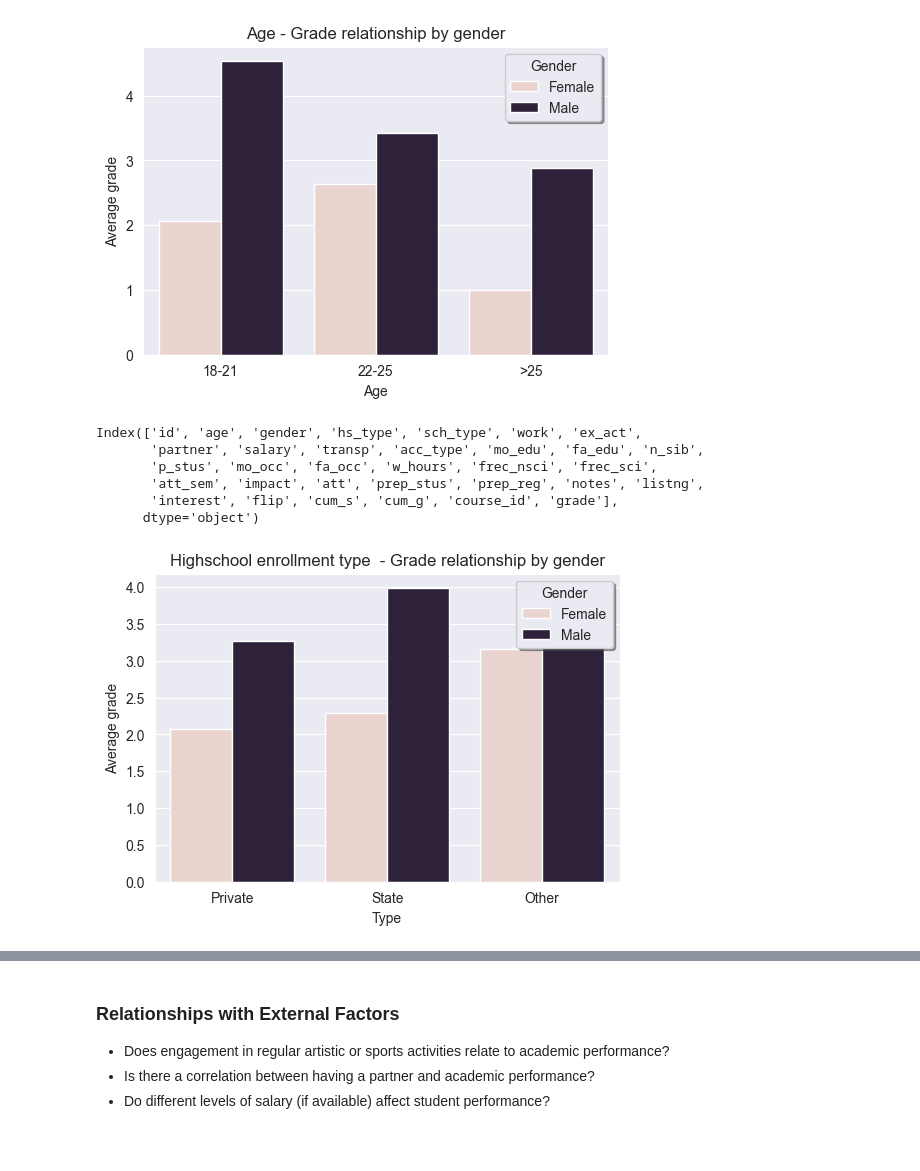
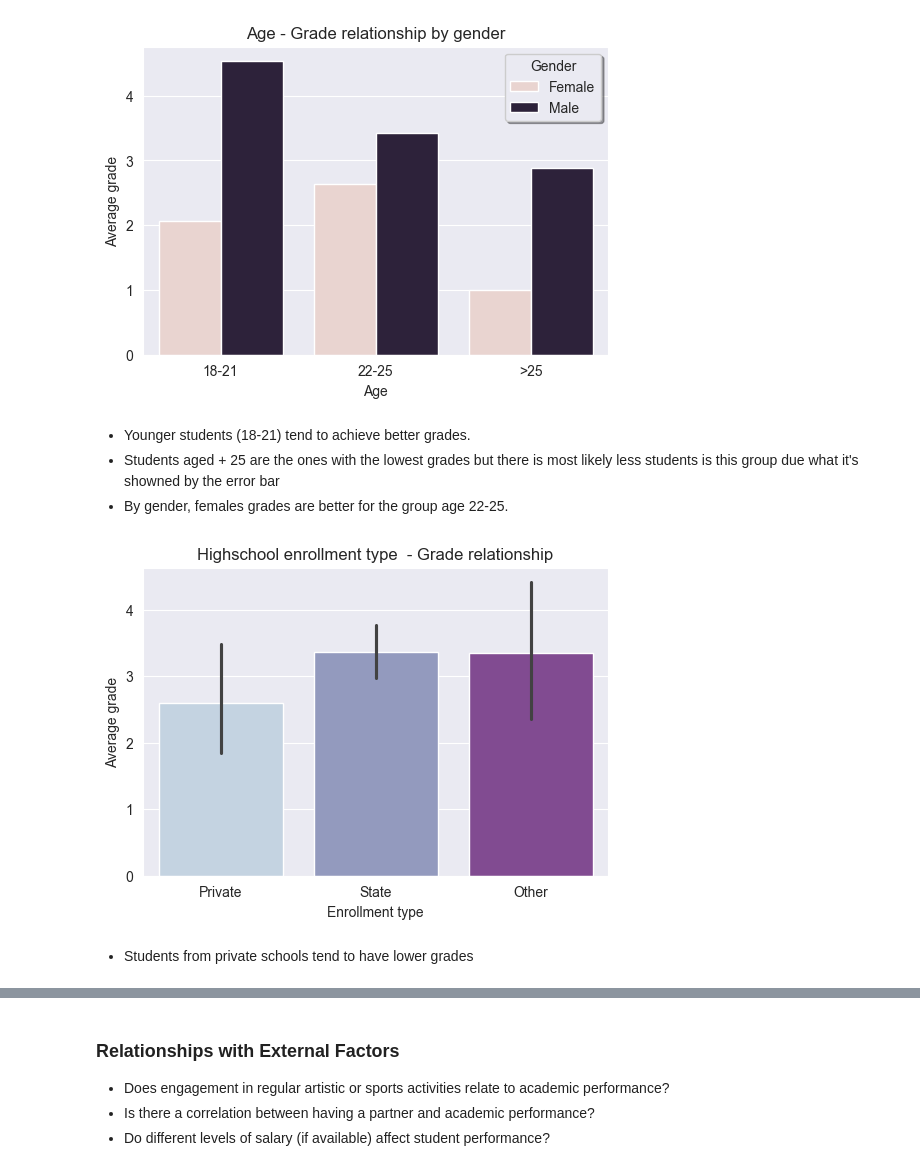
Before and after one commit to e-Itohan/students_evaluation, a Jupyter notebook: students_notebook.ipynb, the cells around one changed output, grey strips where cells are left out. Drawn from its saved outputs; the diff is of its cells as text; code cells hidden in the pictures; blank space fills up the shorter version.

```diff
--- a/students_notebook.ipynb
+++ b/students_notebook.ipynb
@@ -203,28 +211,24 @@ plt.legend(title='Gender', labels = ['Female', 'Male'], shadow=True)
 plt.show()
 # %% [output]
 [figure]
-# %%
-df.columns
-# %% [output]
-Index(['id', 'age', 'gender', 'hs_type', 'sch_type', 'work', 'ex_act',
-       'partner', 'salary', 'transp', 'acc_type', 'mo_edu', 'fa_edu', 'n_sib',
-       'p_stus', 'mo_occ', 'fa_occ', 'w_hours', 'frec_nsci', 'frec_sci',
-       'att_sem', 'impact', 'att', 'prep_stus', 'prep_reg', 'notes', 'listng',
-       'interest', 'flip', 'cum_s', 'cum_g', 'course_id', 'grade'],
-      dtype='object')
+# %% [markdown]
+- Younger students (18-21) tend to achieve better grades.
+- Students aged + 25 are the ones with the lowest grades but there is most likely less students is this group due what it's showned by the error bar
+- By gender, females grades are better for the group age 22-25.
 # %%
 # Highschool - grades
 
-fig = sns.barplot(data=df, x="hs_type", y= 'grade', hue='gender', ci=None)
+fig = sns.barplot(data=df, x="hs_type", y= 'grade', palette='BuPu')
 
-plt.title('Highschool enrollment type  - Grade relationship by gender')
+plt.title('Highschool enrollment type  - Grade relationship')
 plt.xticks(np.arange(0, 3, step=1), ['Private', 'State', 'Other'])
-plt.xlabel('Type')
+plt.xlabel('Enrollment type')
 plt.ylabel('Average grade')
-plt.legend(title='Gender', labels = ['Female', 'Male'], shadow=True)
 plt.show()
 # %% [output]
-[figure, old version]
+[figure, new version]
+# %% [markdown]
+- Students from private schools tend to have lower grades
 # %%
 # Scholarship - grades
 
```
Also changed, not shown: parts of 87 cells of this notebook.
